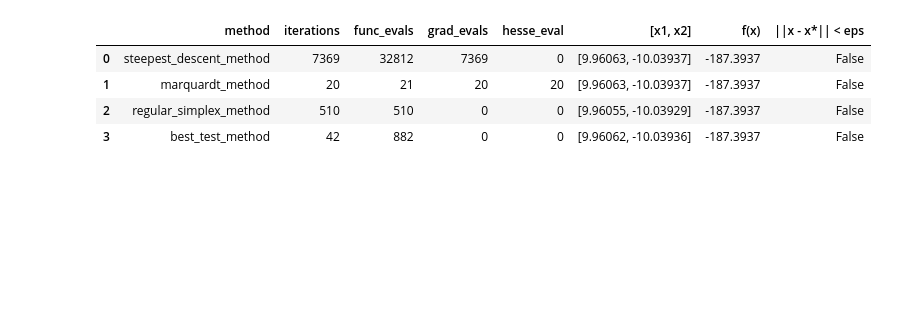
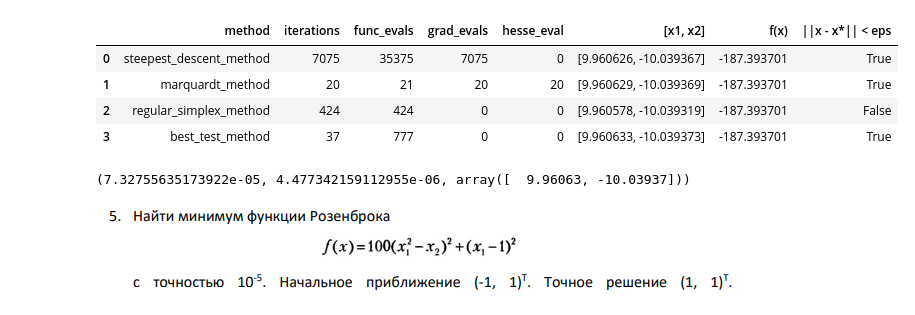
Before and after one commit to WhyNotKo/optimization, a Jupyter notebook: lab2.ipynb, the cells around one changed output. Drawn from its saved outputs; the diff is of its cells as text; code cells hidden in the pictures; blank space fills up the shorter version.

```diff
--- a/lab2.ipynb
+++ b/lab2.ipynb
@@ -91,5 +94,5 @@ def hesse_f(x, inv=False):
     else:
         return np.linalg.inv(hessian)
 # %%
-x0 = np.array([1, -1])
+x0 = np.array([5, -5])
 tol = 1e-5
@@ -96,6 +103,6 @@ tol = 1e-5
 # %%
-res = minimize(f, x0, method='Nelder-Mead',
-               options={'xatol': 1e-8, 'disp': True})
+res = minimize(f, x0, method='Powell',
+               options={'disp': True})
 print(f'min x: {res.x}, f(x) = {f(res.x)}')
 # %% [output]
 Optimization terminated successfully.
@@ -267,7 +286,7 @@ def simplex_reduction(simplex, delta):
         simplex[i] = simplex[0] + delta * (simplex[i] - simplex[0])
     return simplex
 # %%
-def regular_simplex_method(func, x, length, eps, delta=0.5,
+def regular_simplex_method(func, x, length, eps, delta=0.86,
                            n=2, max_iter=100_000, callback=None,
                           print_info=False):
 
@@ -362,9 +385,9 @@ plot_convergence_2d(np.vectorize(f, signature="(n)->()"),
                    )
 ax[0, 1].set_title('marquardt_method')
 
-
+x0 = np.array([1,1])
 callback = LoggingCallback()
-rsx, rsk = regular_simplex_method(f, x0, 1, tol, callback=callback)
+rsx, rsk = regular_simplex_method(f, x0, 1, tol,delta = 0.55, callback=callback)
 plot_convergence_2d(np.vectorize(f, signature="(n)->()"),
                     np.vstack(callback.x_steps),
                     ax=ax[1, 0],
@@ -374,7 +397,7 @@ plot_convergence_2d(np.vectorize(f, signature="(n)->()"),
 ax[1, 0].set_title('regular_simplex_method')
 
 callback = LoggingCallback()
-btx, btk = best_test_method(f, x0, tol, lr=5, callback=callback)
+btx, btk = best_test_method(f, x0, tol, lr=6, callback=callback)
 plot_convergence_2d(np.vectorize(f, signature="(n)->()"),
                     np.vstack(callback.x_steps),
                     ax=ax[1, 1],
@@ -392,22 +416,28 @@ No artists with labels found to put in legend.  Note that artists whose label st
 # %%
 # tol = 1e-5
 results = {
     'method': ['steepest_descent_method', 'marquardt_method', 'regular_simplex_method', 'best_test_method'],
     'iterations': [sdk, mk, rsk, btk],
-    'func_evals': [sdk + 25443, mk + 1, rsk, 21*btk],
+    'func_evals': [sdk + 28300, mk + 1, rsk, 21*btk],
     'grad_evals': [sdk, mk, 0, 0],
     'hesse_eval': [0, mk, 0, 0],
-    '[x1, x2]': [np.round(sdx, 5), np.round(mx, 5), np.round(rsx, 5), np.round(btx, 5)],
-    'f(x)': [np.round(f(sdx), 5), np.round(f(mx), 5), np.round(f(rsx), 5), np.round(f(btx), 5)],
+    '[x1, x2]': [np.round(sdx, 6), np.round(mx, 6), np.round(rsx, 6), np.round(btx, 6)],
+    'f(x)': [np.round(f(sdx), 6), np.round(f(mx), 6), np.round(f(rsx), 6), np.round(f(btx), 6)],
     '||x - x*|| < eps': [np.linalg.norm(sdx - res.x) < tol, np.linalg.norm(mx - res.x) < tol,
                         np.linalg.norm(rsx - res.x) < tol, np.linalg.norm(btx - res.x)  < tol]
 
 }
 pd.DataFrame(results)
 # %% [output]
 |  | method | iterations | func_evals | grad_evals | hesse_eval | [x1, x2] | f(x) | ||x - x*|| < eps |
-| 0 | steepest_descent_method | 7369 | 32812 | 7369 | 0 | [9.96063, -10.03937] | -187.3937 | False |
-| 1 | marquardt_method | 20 | 21 | 20 | 20 | [9.96063, -10.03937] | -187.3937 | False |
-| 2 | regular_simplex_method | 510 | 510 | 0 | 0 | [9.96055, -10.03929] | -187.3937 | False |
-| 3 | best_test_method | 42 | 882 | 0 | 0 | [9.96062, -10.03936] | -187.3937 | False |
+| 0 | steepest_descent_method | 7075 | 35375 | 7075 | 0 | [9.960626, -10.039367] | -187.393701 | True |
+| 1 | marquardt_method | 20 | 21 | 20 | 20 | [9.960629, -10.039369] | -187.393701 | True |
+| 2 | regular_simplex_method | 424 | 424 | 0 | 0 | [9.960578, -10.039319] | -187.393701 | False |
+| 3 | best_test_method | 37 | 777 | 0 | 0 | [9.960633, -10.039373] | -187.393701 | True |
+# %%
+np.linalg.norm(rsx - res.x), np.linalg.norm(btx - res.x), np.round(res.x,6)
+# %% [output]
+(7.32755635173922e-05, 4.477342159112955e-06, array([  9.96063, -10.03937]))
+# %% [markdown]
+![image.png](attachment:caaa9ace-87ad-4c34-b1da-6672de0fd41f.png)
 # %%
```
Also changed, not shown: parts of 28 cells of this notebook, 1 other file.
